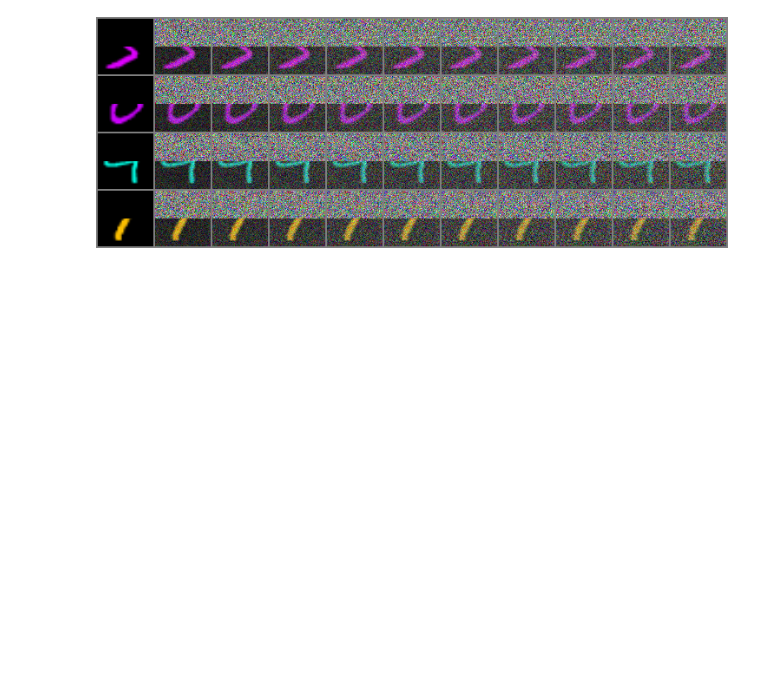
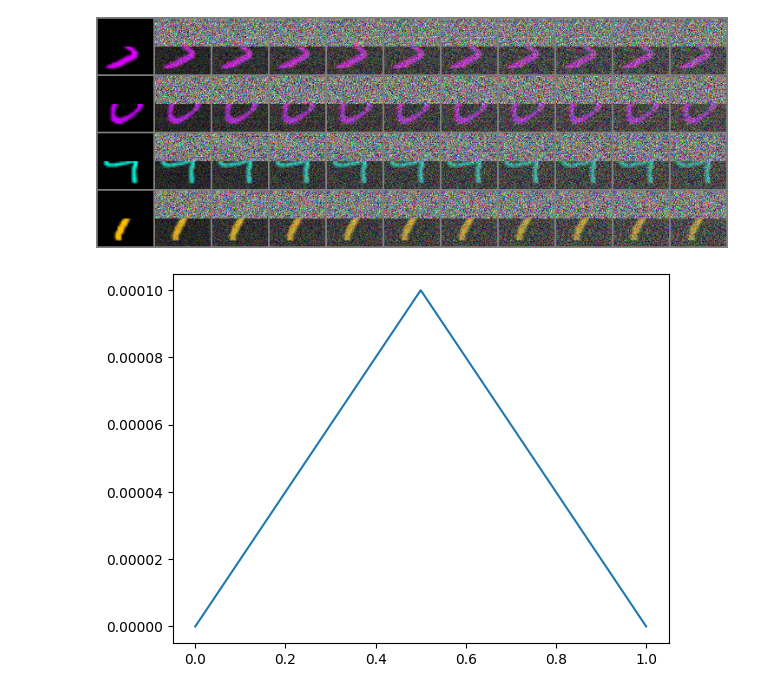
Before and after one commit to kkorolev1/bridge_matching, a Jupyter notebook: experiment.ipynb, the cells around one changed output. Saved outputs shown, nothing was run; the diff lists cells and outputs as text; code cells hidden in the pictures; blank space fills up the shorter version.

```diff
--- a/experiment.ipynb
+++ b/experiment.ipynb
@@ -78,3 +86,12 @@ trajectory_grid = make_grid(trajectory, nrow=trajectory_len)
 tensor_to_image(trajectory_grid)
 # %% [output]
 [figure]
+# %%
+t = torch.linspace(0, 1, 1000)
+beta_max = 1e-4
+# %%
+beta_t = 2 * beta_max * torch.min(t, (1 - t))
+plt.plot(t, beta_t)
+plt.show()
+# %% [output]
+[figure, added]
```
Also changed, not shown: parts of 5 cells of this notebook, 9 other files.
